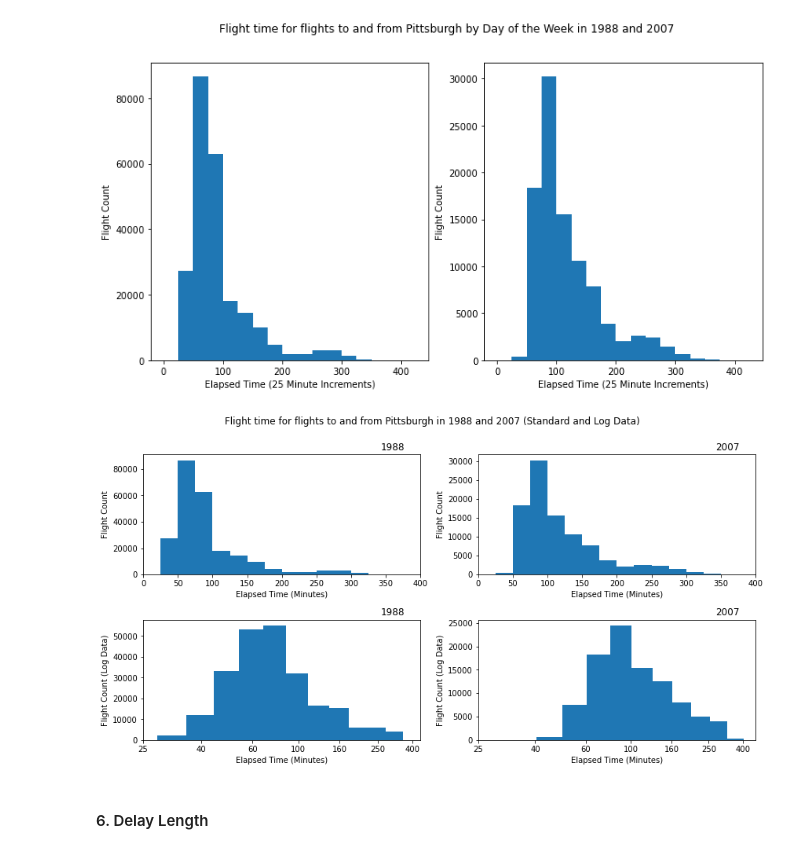
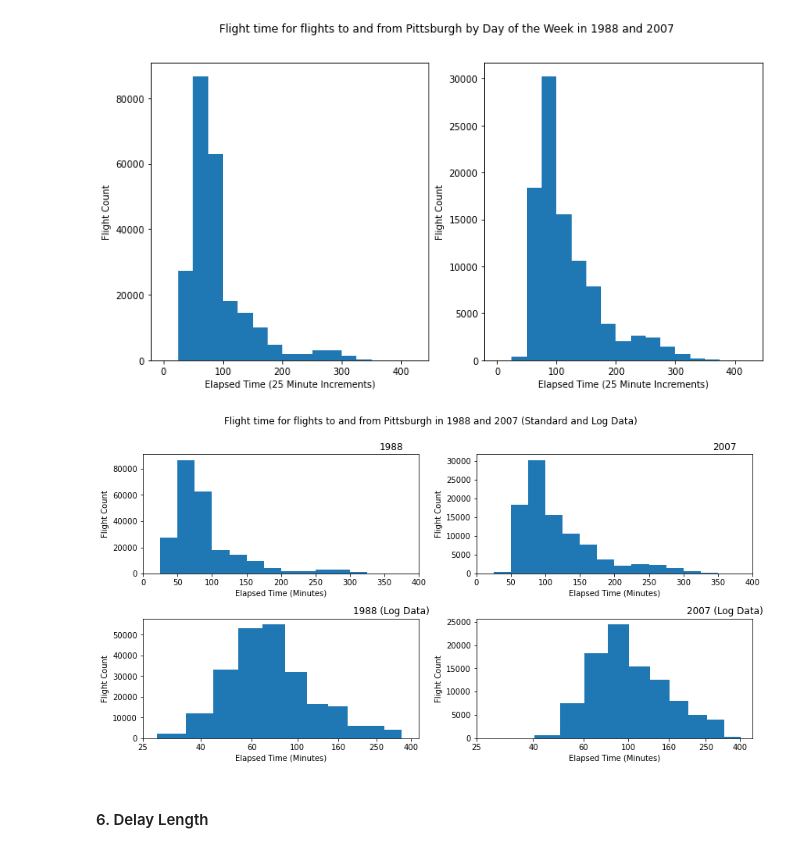
Before and after one commit to Miles-Murphy/vis_final_project, a Jupyter notebook: project_draft.ipynb, the cells around one changed output. Cells and saved outputs as stored; diff of their text form; code cells hidden in the pictures.

Commit message:
Adjusted title language for flight time subplots

```diff
--- a/project_draft.ipynb
+++ b/project_draft.ipynb
@@ -788,38 +788,38 @@ plt.hist(pgh_flights_07.ActualElapsedTime, bins = bins_07)
 plt.xlim(0,400)
 plt.ylabel('Flight Count')
 plt.xlabel('Elapsed Time (Minutes)')
 plt.title("2007", x=0.9, y=-20);
 
 #Create log data for transformation
 log_data_88 = np.log10(pgh_flights_88.ActualElapsedTime)
 log_bins_88 = np.arange(log_data_88.min(), log_data_88.max(), .1)
 log_data_07 = np.log10(pgh_flights_07.ActualElapsedTime)
 log_bins_07 = np.arange(log_data_07.min(), log_data_07.max(), .1)
 log_ticks = [1.4, 1.6, 1.8, 2.0, 2.2, 2.4, 2.6]
 log_labels = ['25', '40', '60', '100', '160', '250', '400']
 
 #Subplot 3
 plt.subplot(2, 2, 3)
 plt.tight_layout()
 plt.hist(log_data_88, bins = log_bins_88)
 plt.xscale('log')
-plt.ylabel('Flight Count (Log Data)')
+plt.ylabel('Flight Count')
 plt.xlim(1.4,)
 plt.xlabel('Elapsed Time (Minutes)')
 plt.xticks(log_ticks, log_labels)
-plt.title("1988", x=0.9, y=-20);
+plt.title("1988 (Log Data)", x=0.9, y=-20);
 
 #Subplot 4
 plt.subplot(2, 2, 4)
 plt.tight_layout()
 plt.hist(log_data_07, bins = log_bins_07)
 plt.xscale('log')
-plt.ylabel('Flight Count (Log Data)')
+plt.ylabel('Flight Count')
 plt.xlabel('Elapsed Time (Minutes)')
 plt.xticks(log_ticks, log_labels)
-plt.title("2007", x=0.9, y=-20);
+plt.title("2007 (Log Data)", x=0.9, y=-20);
 # %% [output]
-[figure, old version]
+[figure, new version]
 # %% [markdown]
 #### 6. Delay Length
 # %%
```
Also changed, not shown: parts of 1 cell of this notebook.
